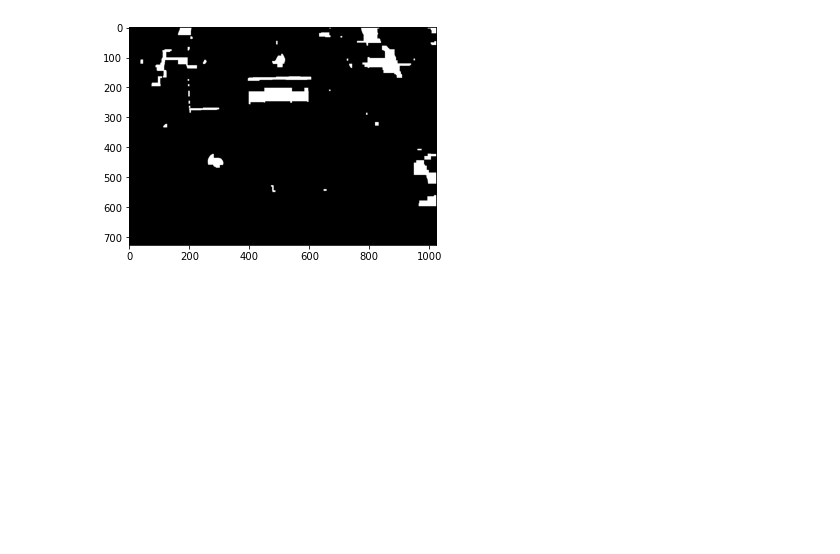
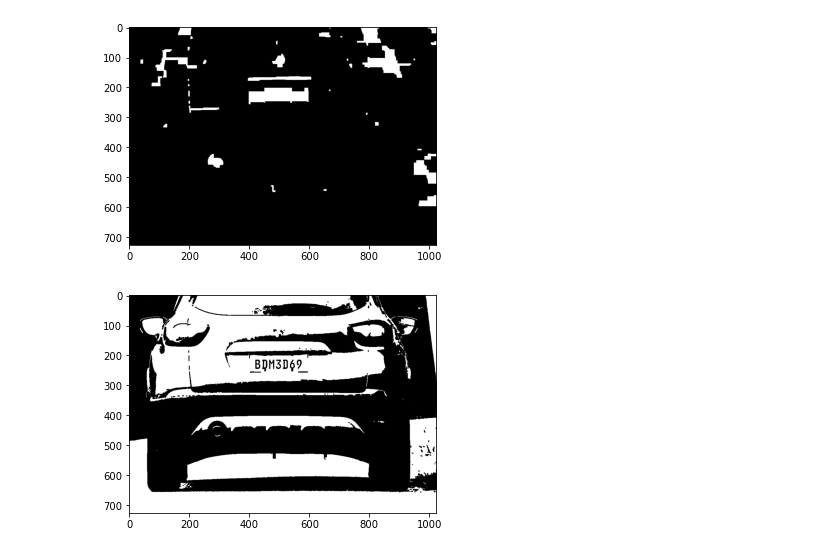
Before and after one commit to joaobizzo/license_plate_recognizer, a Jupyter notebook: license_plate_recognizer.ipynb, the cells around one changed output. Cells and saved outputs as stored; diff of their text form; code cells hidden in the pictures; blank space fills up the shorter version.

```diff
--- a/license_plate_recognizer.ipynb
+++ b/license_plate_recognizer.ipynb
@@ -302,3 +303,9 @@ limiarizacao =  cv2.dilate(limiarizacao, kernel_quadrado, iterations = 2)
 plt.imshow(limiarizacao, cmap='gray');
 # %% [output]
 [figure]
+# %%
+fechamento = cv2.morphologyEx(imagem, cv2.MORPH_CLOSE, kernel_quadrado)
+valor, mascara = cv2.threshold(fechamento, 0, 255, cv2.THRESH_BINARY + cv2.THRESH_OTSU)
+plt.imshow(mascara, cmap='gray');
+# %% [output]
+[figure, added]
```
Also changed, not shown: parts of 23 cells of this notebook.
